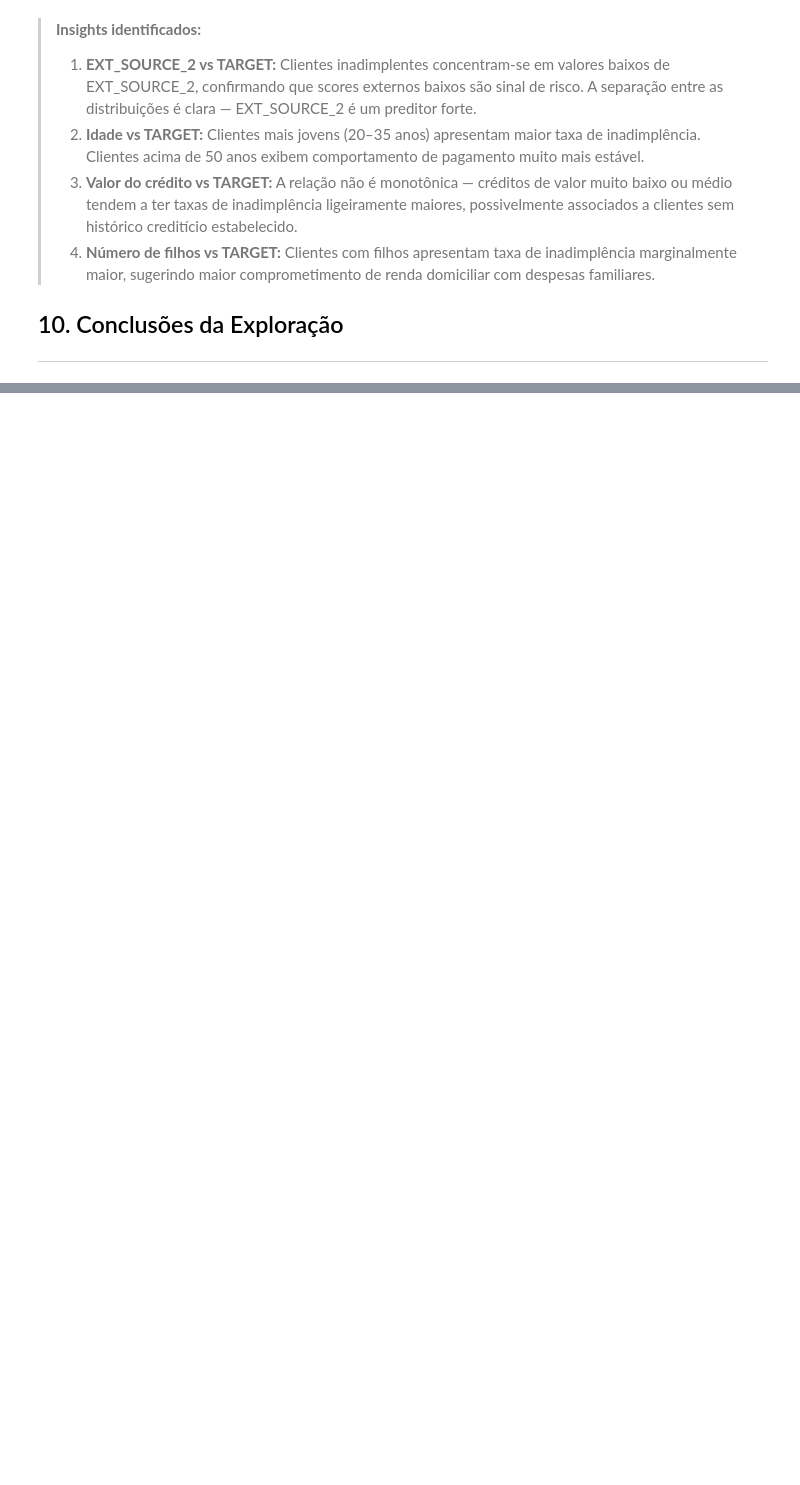
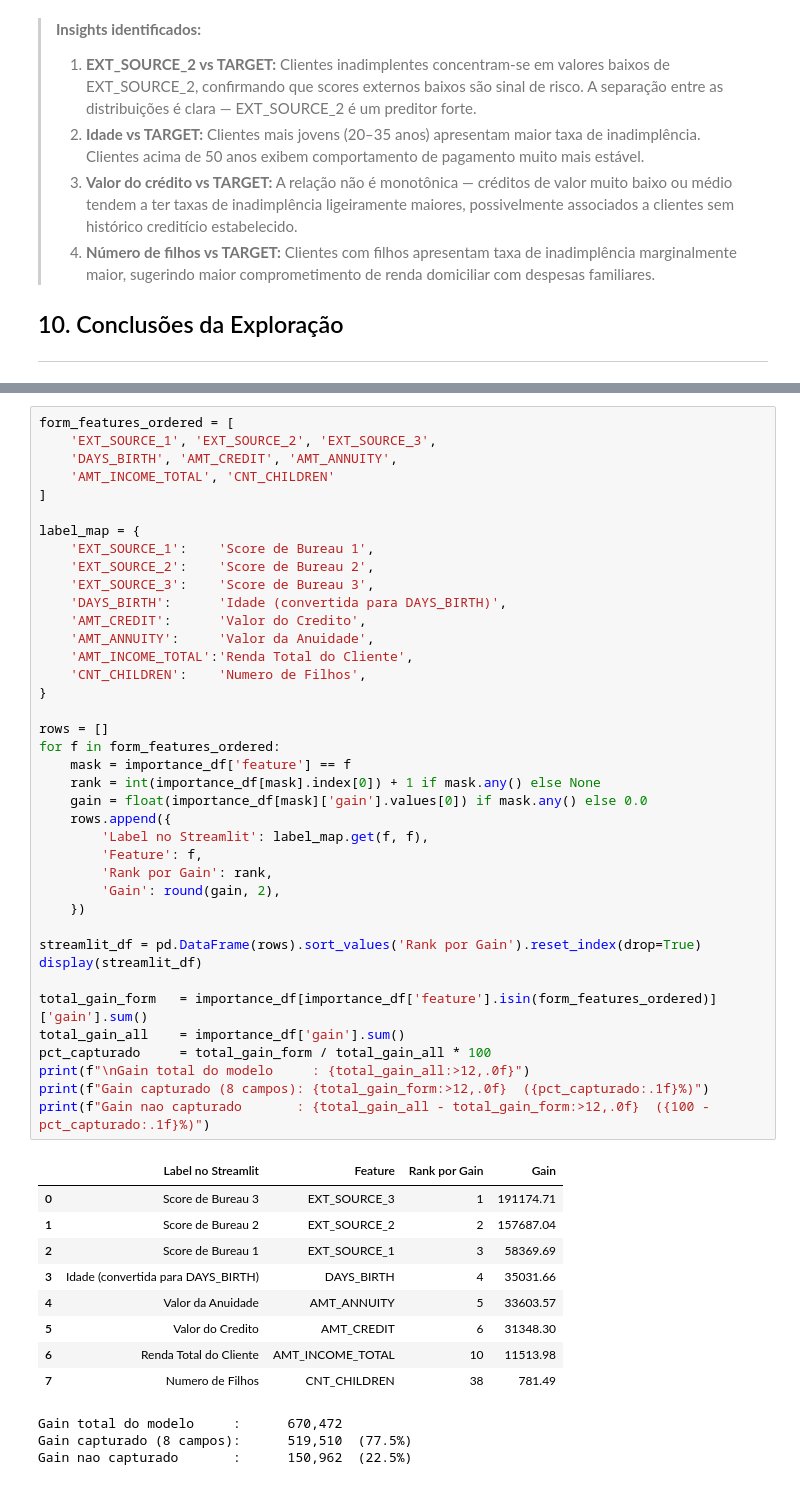
Before and after one commit to wellingtonpawlino/creditguard-ai-entrega-individual-sub, a Jupyter notebook: DataPipeline/exp_analysis.ipynb, the cells around one changed output, grey strips where cells are left out. Saved outputs shown, nothing was run; the diff lists cells and outputs as text; blank space fills up the shorter version.

```diff
--- a/DataPipeline/exp_analysis.ipynb
+++ b/DataPipeline/exp_analysis.ipynb
@@ -314,0 +572,52 @@ plt.show()
+# %%
+form_features_ordered = [
+    'EXT_SOURCE_1', 'EXT_SOURCE_2', 'EXT_SOURCE_3',
+    'DAYS_BIRTH', 'AMT_CREDIT', 'AMT_ANNUITY',
+    'AMT_INCOME_TOTAL', 'CNT_CHILDREN'
+]
+
+label_map = {
+    'EXT_SOURCE_1':    'Score de Bureau 1',
+    'EXT_SOURCE_2':    'Score de Bureau 2',
+    'EXT_SOURCE_3':    'Score de Bureau 3',
+    'DAYS_BIRTH':      'Idade (convertida para DAYS_BIRTH)',
+    'AMT_CREDIT':      'Valor do Credito',
+    'AMT_ANNUITY':     'Valor da Anuidade',
+    'AMT_INCOME_TOTAL':'Renda Total do Cliente',
+    'CNT_CHILDREN':    'Numero de Filhos',
+}
+
+rows = []
+for f in form_features_ordered:
+    mask = importance_df['feature'] == f
+    rank = int(importance_df[mask].index[0]) + 1 if mask.any() else None
+    gain = float(importance_df[mask]['gain'].values[0]) if mask.any() else 0.0
+    rows.append({
+        'Label no Streamlit': label_map.get(f, f),
+        'Feature': f,
+        'Rank por Gain': rank,
+        'Gain': round(gain, 2),
+    })
+
+streamlit_df = pd.DataFrame(rows).sort_values('Rank por Gain').reset_index(drop=True)
+display(streamlit_df)
+
+total_gain_form   = importance_df[importance_df['feature'].isin(form_features_ordered)]['gain'].sum()
+total_gain_all    = importance_df['gain'].sum()
+pct_capturado     = total_gain_form / total_gain_all * 100
+print(f"\nGain total do modelo     : {total_gain_all:>12,.0f}")
+print(f"Gain capturado (8 campos): {total_gain_form:>12,.0f}  ({pct_capturado:.1f}%)")
+print(f"Gain nao capturado       : {total_gain_all - total_gain_form:>12,.0f}  ({100 - pct_capturado:.1f}%)")
+# %% [output]
+|  | Label no Streamlit | Feature | Rank por Gain | Gain |
+| 0 | Score de Bureau 3 | EXT_SOURCE_3 | 1 | 191174.71 |
+| 1 | Score de Bureau 2 | EXT_SOURCE_2 | 2 | 157687.04 |
+| 2 | Score de Bureau 1 | EXT_SOURCE_1 | 3 | 58369.69 |
+| 3 | Idade (convertida para DAYS_BIRTH) | DAYS_BIRTH | 4 | 35031.66 |
+| 4 | Valor da Anuidade | AMT_ANNUITY | 5 | 33603.57 |
+| 5 | Valor do Credito | AMT_CREDIT | 6 | 31348.30 |
+| 6 | Renda Total do Cliente | AMT_INCOME_TOTAL | 10 | 11513.98 |
+| 7 | Numero de Filhos | CNT_CHILDREN | 38 | 781.49 |
+Gain total do modelo     :      670,472
+Gain capturado (8 campos):      519,510  (77.5%)
+Gain nao capturado       :      150,962  (22.5%)
```
Also changed, not shown: parts of 23 cells of this notebook.
